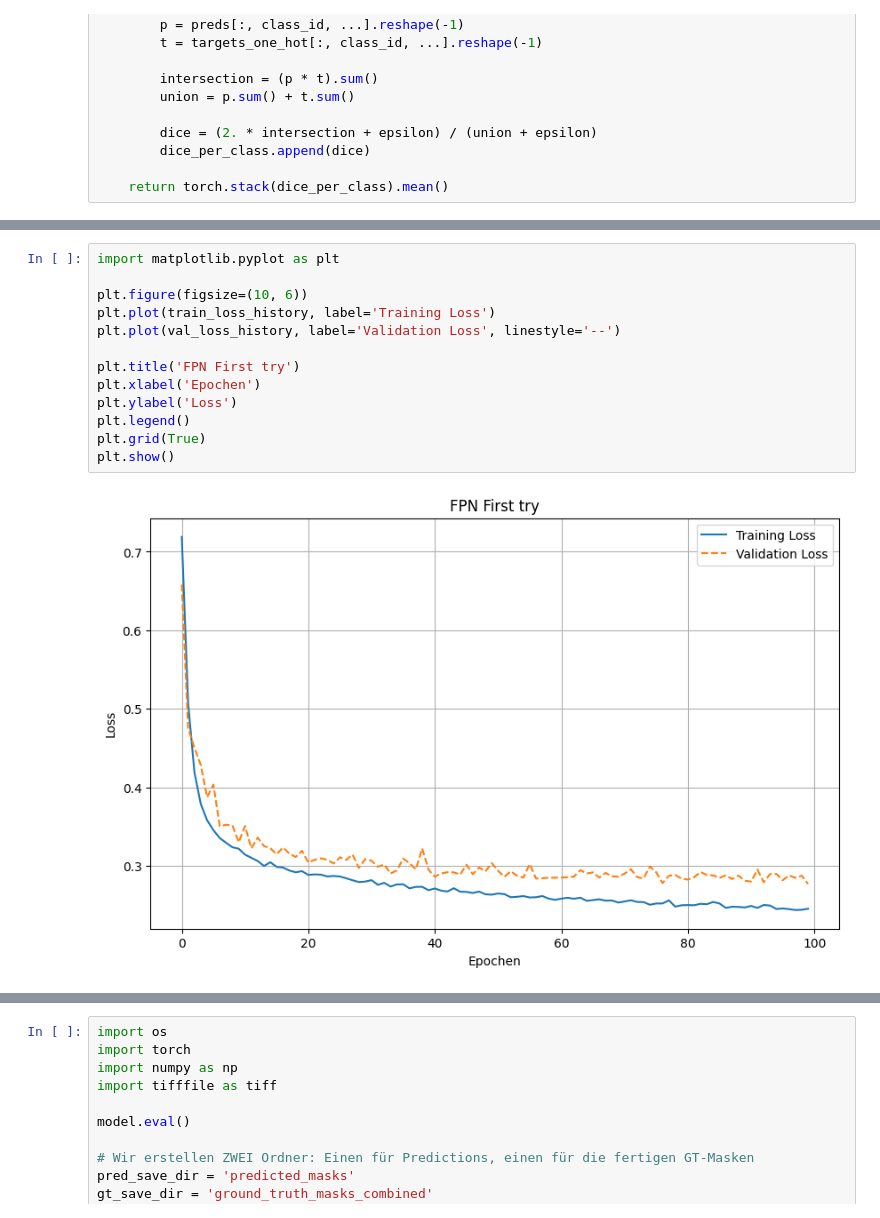
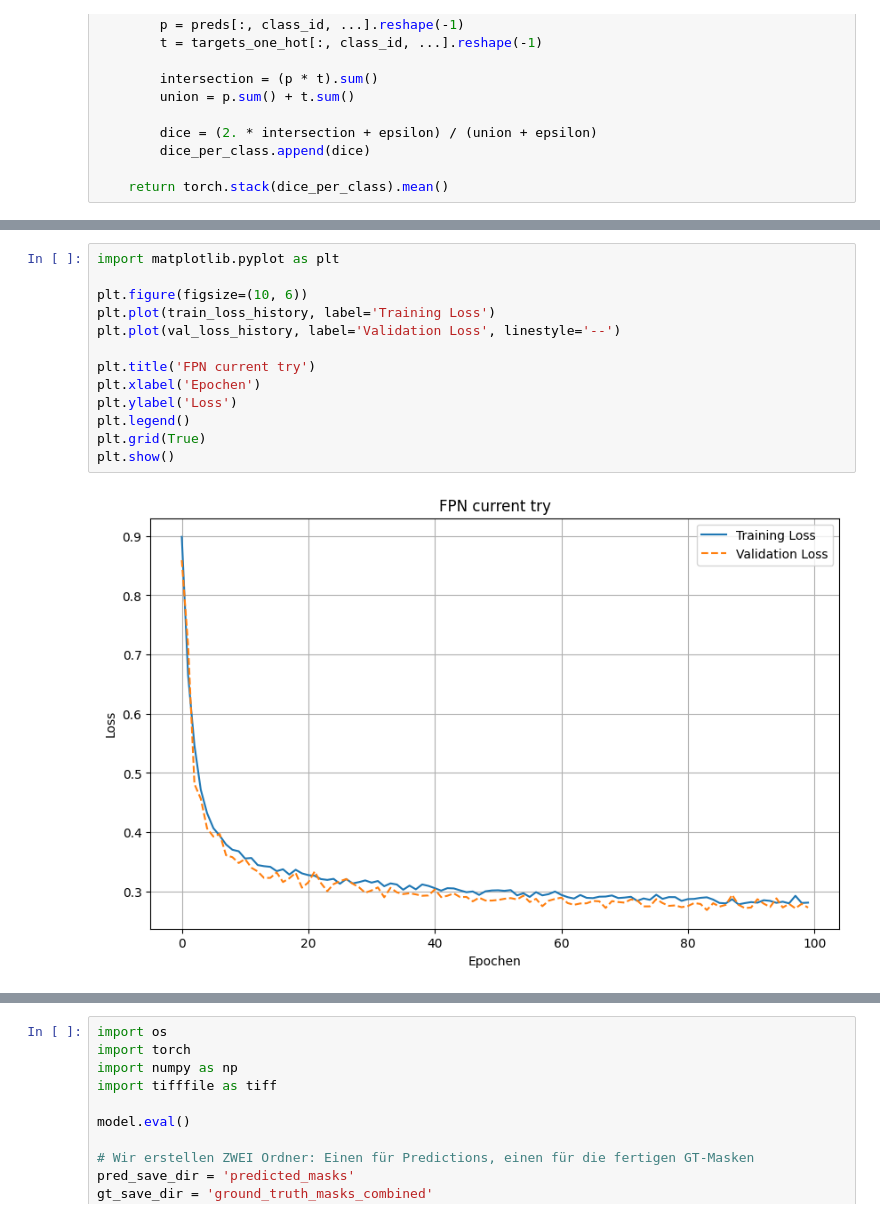
Before and after one commit to Hendrik3303/ML_Seminar, a Jupyter notebook: Pyramid-Net.ipynb, the cells around one changed output, grey strips where cells are left out. Saved outputs shown, nothing was run; the diff lists cells and outputs as text.

```diff
--- a/Pyramid-Net.ipynb
+++ b/Pyramid-Net.ipynb
@@ -565,18 +577,18 @@ Training beendet!
 # %%
 import matplotlib.pyplot as plt
 
 plt.figure(figsize=(10, 6))
 plt.plot(train_loss_history, label='Training Loss')
 plt.plot(val_loss_history, label='Validation Loss', linestyle='--')
 
-plt.title('FPN First try')
+plt.title('FPN current try')
 plt.xlabel('Epochen')
 plt.ylabel('Loss')
 plt.legend()
 plt.grid(True)
 plt.show()
 # %% [output]
-[figure, old version]
+[figure, new version]
 # %%
 import matplotlib.pyplot as plt
 import numpy as np
```
Also changed, not shown: parts of 11 cells of this notebook, 3 other files.
